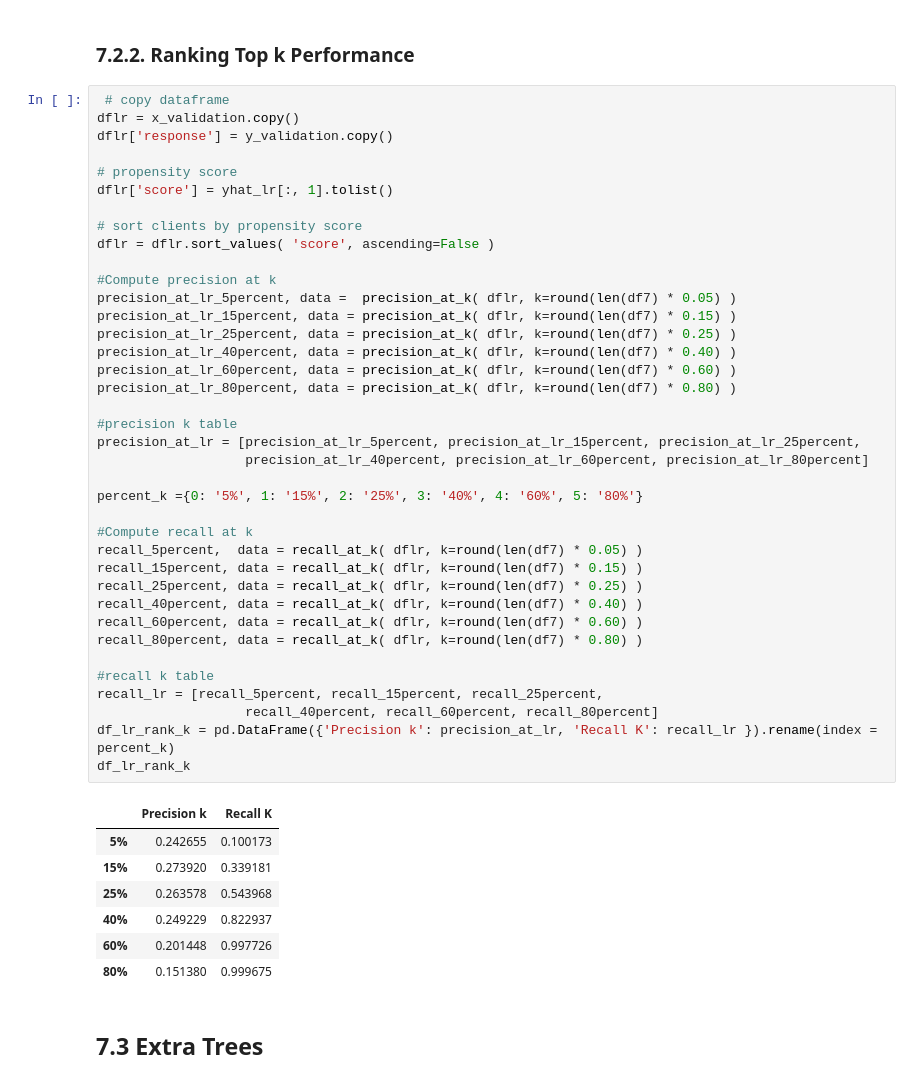
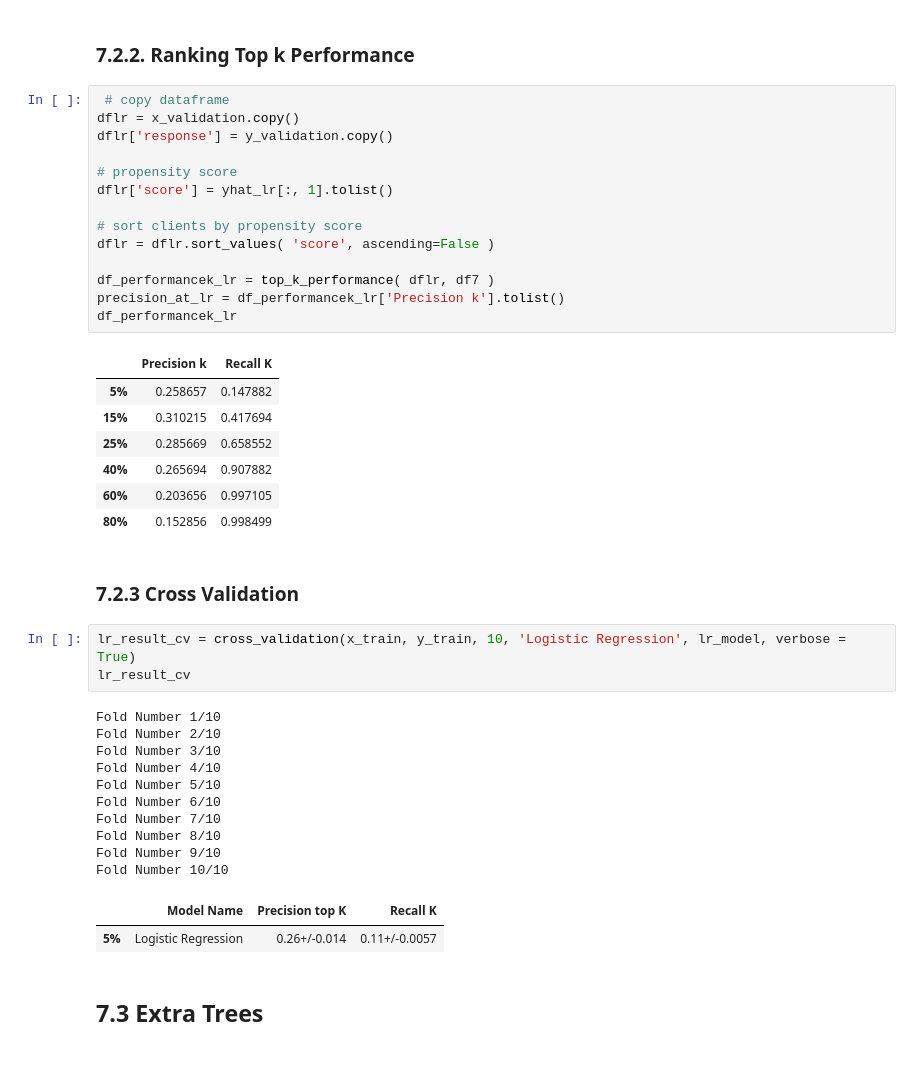
Before and after one commit to LucasAsilveira/PA04-Health-Insurance-Cross-Sell, a Jupyter notebook: Project_Health_Insurance.ipynb, the cells around one changed output. Cells and saved outputs as stored; diff of their text form.

```diff
--- a/Project_Health_Insurance.ipynb
+++ b/Project_Health_Insurance.ipynb
@@ -1104,49 +1246,43 @@ skplt.metrics.plot_lift_curve( y_val, yhat_lr ).figure.set_size_inches(12, 8);
 # %%
  # copy dataframe
 dflr = x_validation.copy()
 dflr['response'] = y_validation.copy()
 
 # propensity score
 dflr['score'] = yhat_lr[:, 1].tolist()
 
 # sort clients by propensity score
 dflr = dflr.sort_values( 'score', ascending=False )
 
-#Compute precision at k
-precision_at_lr_5percent, data =  precision_at_k( dflr, k=round(len(df7) * 0.05) )
-precision_at_lr_15percent, data = precision_at_k( dflr, k=round(len(df7) * 0.15) )
-precision_at_lr_25percent, data = precision_at_k( dflr, k=round(len(df7) * 0.25) )
-precision_at_lr_40percent, data = precision_at_k( dflr, k=round(len(df7) * 0.40) )
-precision_at_lr_60percent, data = precision_at_k( dflr, k=round(len(df7) * 0.60) )
-precision_at_lr_80percent, data = precision_at_k( dflr, k=round(len(df7) * 0.80) )
-
-#precision k table
-precision_at_lr = [precision_at_lr_5percent, precision_at_lr_15percent, precision_at_lr_25percent,
-                   precision_at_lr_40percent, precision_at_lr_60percent, precision_at_lr_80percent]
-
-percent_k ={0: '5%', 1: '15%', 2: '25%', 3: '40%', 4: '60%', 5: '80%'}
-
-#Compute recall at k
-recall_5percent,  data = recall_at_k( dflr, k=round(len(df7) * 0.05) )
-recall_15percent, data = recall_at_k( dflr, k=round(len(df7) * 0.15) )
-recall_25percent, data = recall_at_k( dflr, k=round(len(df7) * 0.25) )
-recall_40percent, data = recall_at_k( dflr, k=round(len(df7) * 0.40) )
-recall_60percent, data = recall_at_k( dflr, k=round(len(df7) * 0.60) )
-recall_80percent, data = recall_at_k( dflr, k=round(len(df7) * 0.80) )
-
-#recall k table
-recall_lr = [recall_5percent, recall_15percent, recall_25percent,
-                   recall_40percent, recall_60percent, recall_80percent]
-df_lr_rank_k = pd.DataFrame({'Precision k': precision_at_lr, 'Recall K': recall_lr }).rename(index = percent_k)
-df_lr_rank_k
+df_performancek_lr = top_k_performance( dflr, df7 )
+precision_at_lr = df_performancek_lr['Precision k'].tolist()
+df_performancek_lr
 # %% [output]
 |  | Precision k | Recall K |
-| 5% | 0.242655 | 0.100173 |
-| 15% | 0.273920 | 0.339181 |
-| 25% | 0.263578 | 0.543968 |
-| 40% | 0.249229 | 0.822937 |
-| 60% | 0.201448 | 0.997726 |
-| 80% | 0.151380 | 0.999675 |
+| 5% | 0.258657 | 0.147882 |
+| 15% | 0.310215 | 0.417694 |
+| 25% | 0.285669 | 0.658552 |
+| 40% | 0.265694 | 0.907882 |
+| 60% | 0.203656 | 0.997105 |
+| 80% | 0.152856 | 0.998499 |
+# %% [markdown]
+### 7.2.3 Cross Validation
+# %%
+lr_result_cv = cross_validation(x_train, y_train, 10, 'Logistic Regression', lr_model, verbose = True)
+lr_result_cv
+# %% [output]
+Fold Number 1/10
+Fold Number 2/10
+Fold Number 3/10
+Fold Number 4/10
+Fold Number 5/10
+Fold Number 6/10
+Fold Number 7/10
+Fold Number 8/10
+Fold Number 9/10
+Fold Number 10/10
+|  | Model Name | Precision top K | Recall K |
+| 5% | Logistic Regression | 0.26+/-0.014 | 0.11+/-0.0057 |
 # %% [markdown]
 ## 7.3 Extra Trees
 # %% [markdown]
```
Also changed, not shown: parts of 39 cells of this notebook.
